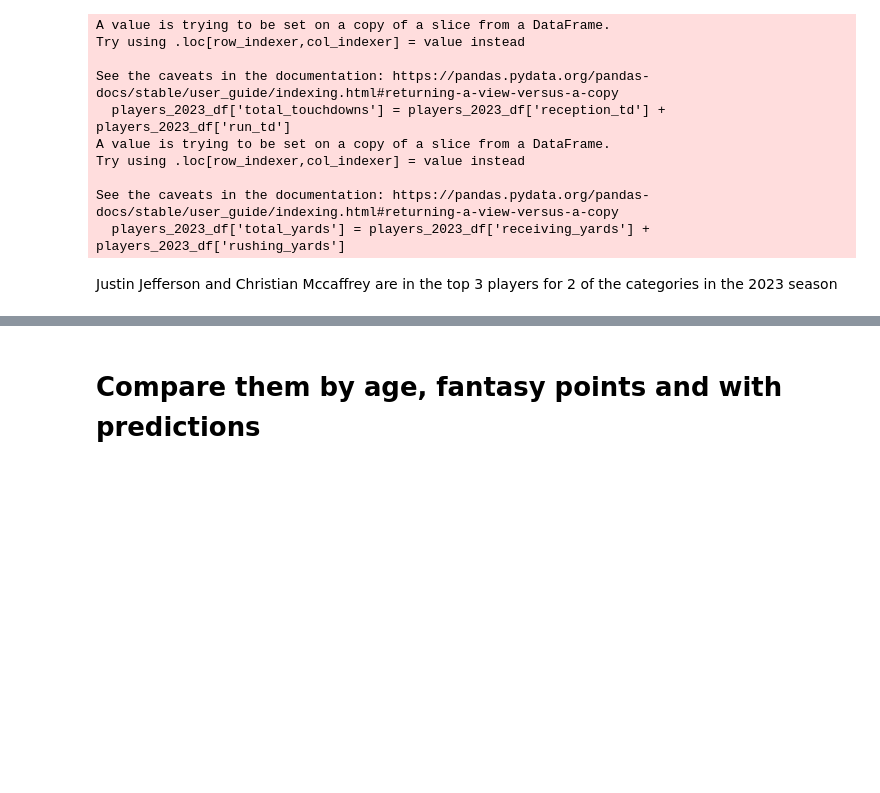
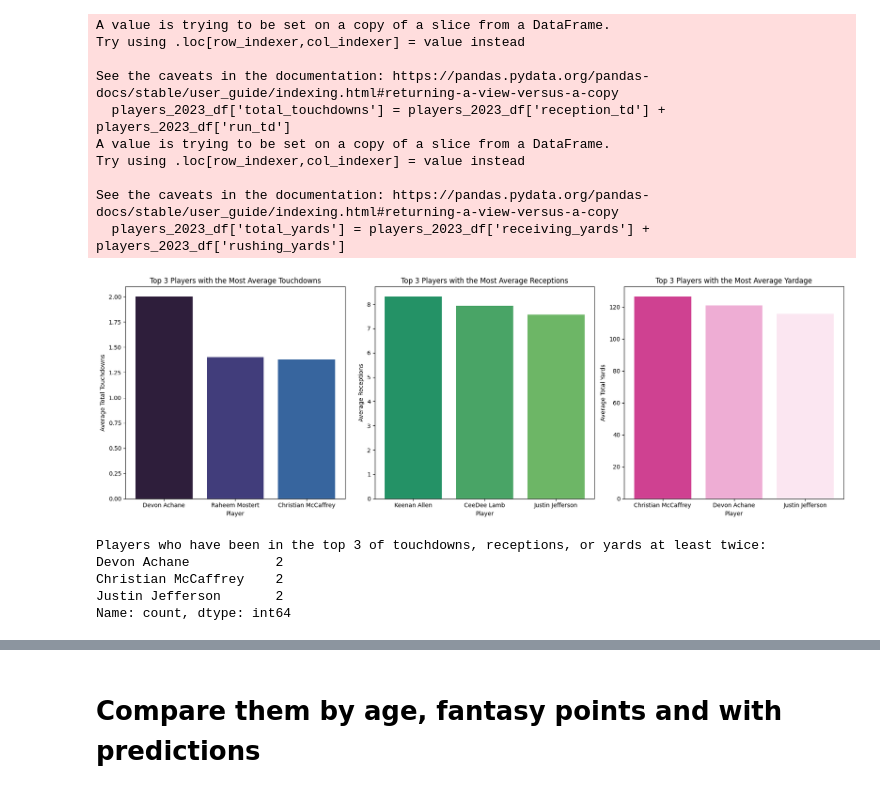
Before and after one commit to salomerivas/app-development, a Jupyter notebook: VisualizationKaggle.ipynb, the cells around one changed output, grey strips where cells are left out. Saved outputs shown, nothing was run; the diff lists cells and outputs as text; code cells hidden in the pictures; blank space fills up the shorter version.

```diff
--- a/VisualizationKaggle.ipynb
+++ b/VisualizationKaggle.ipynb
@@ -1340,5 +1236,63 @@ Try using .loc[row_indexer,col_indexer] = value instead
 
 See the caveats in the documentation: https://pandas.pydata.org/pandas-docs/stable/user_guide/indexing.html#returning-a-view-versus-a-copy
   players_2023_df['total_yards'] = players_2023_df['receiving_yards'] + players_2023_df['rushing_yards']
-# %% [markdown]
-Justin Jefferson and Christian Mccaffrey are in the top 3 players for 2 of the categories in the 2023 season
+# %%
+import matplotlib.pyplot as plt
+
+# Top 3 players with the most average touchdowns, receptions, and yards
+top_3_touchdowns = average_stats_2023['Avg Total Touchdowns'].nlargest(3)
+top_3_receptions = average_stats_2023['Avg Receptions'].nlargest(3)
+top_3_yards = average_stats_2023['Avg Total Yards'].nlargest(3)
+
+# Define colors for each bar (you can adjust these or use a colormap)
+colors_touchdowns = sns.color_palette(palette='mako')
+colors_receptions = sns.color_palette(palette='summer')
+colors_yards = sns.color_palette(palette='PiYG')
+
+# Create a figure and axis for the bar charts
+fig, axes = plt.subplots(1, 3, figsize=(18, 6))
+
+# Plot for Top 3 Players with Most Average Touchdowns
+axes[0].bar(top_3_touchdowns.index, top_3_touchdowns.values, color=colors_touchdowns)
+axes[0].set_title('Top 3 Players with the Most Average Touchdowns')
+axes[0].set_xlabel('Player')
+axes[0].set_ylabel('Average Total Touchdowns')
+
+# Plot for Top 3 Players with Most Average Receptions
+axes[1].bar(top_3_receptions.index, top_3_receptions.values, color=colors_receptions)
+axes[1].set_title('Top 3 Players with the Most Average Receptions')
+axes[1].set_xlabel('Player')
+axes[1].set_ylabel('Average Receptions')
+
+# Plot for Top 3 Players with Most Average Yardage
+axes[2].bar(top_3_yards.index, top_3_yards.values, color=colors_yards)
+axes[2].set_title('Top 3 Players with the Most Average Yardage')
+axes[2].set_xlabel('Player')
+axes[2].set_ylabel('Average Total Yards')
+
+# Adjust layout to avoid overlap
+plt.tight_layout()
+
+# Display the plots
+plt.show()
+# %% [output]
+[figure, added]
+# %%
+# Combine the top 3 players from each category into one list
+combined_top_players = top_3_touchdowns.index.tolist() + top_3_receptions.index.tolist() + top_3_yards.index.tolist()
+
+# Create a Series to count occurrences of each player in the combined list
+player_counts = pd.Series(combined_top_players).value_counts()
+
+# Filter players who appear at least twice in all three categories
+players_at_least_twice = player_counts[player_counts >= 2]
+
+# Display the result
+print("Players who have been in the top 3 of touchdowns, receptions, or yards at least twice:")
+print(players_at_least_twice)
+# %% [output]
+Players who have been in the top 3 of touchdowns, receptions, or yards at least twice:
+Devon Achane           2
+Christian McCaffrey    2
+Justin Jefferson       2
+Name: count, dtype: int64
```
Also changed, not shown: parts of 59 cells of this notebook.
